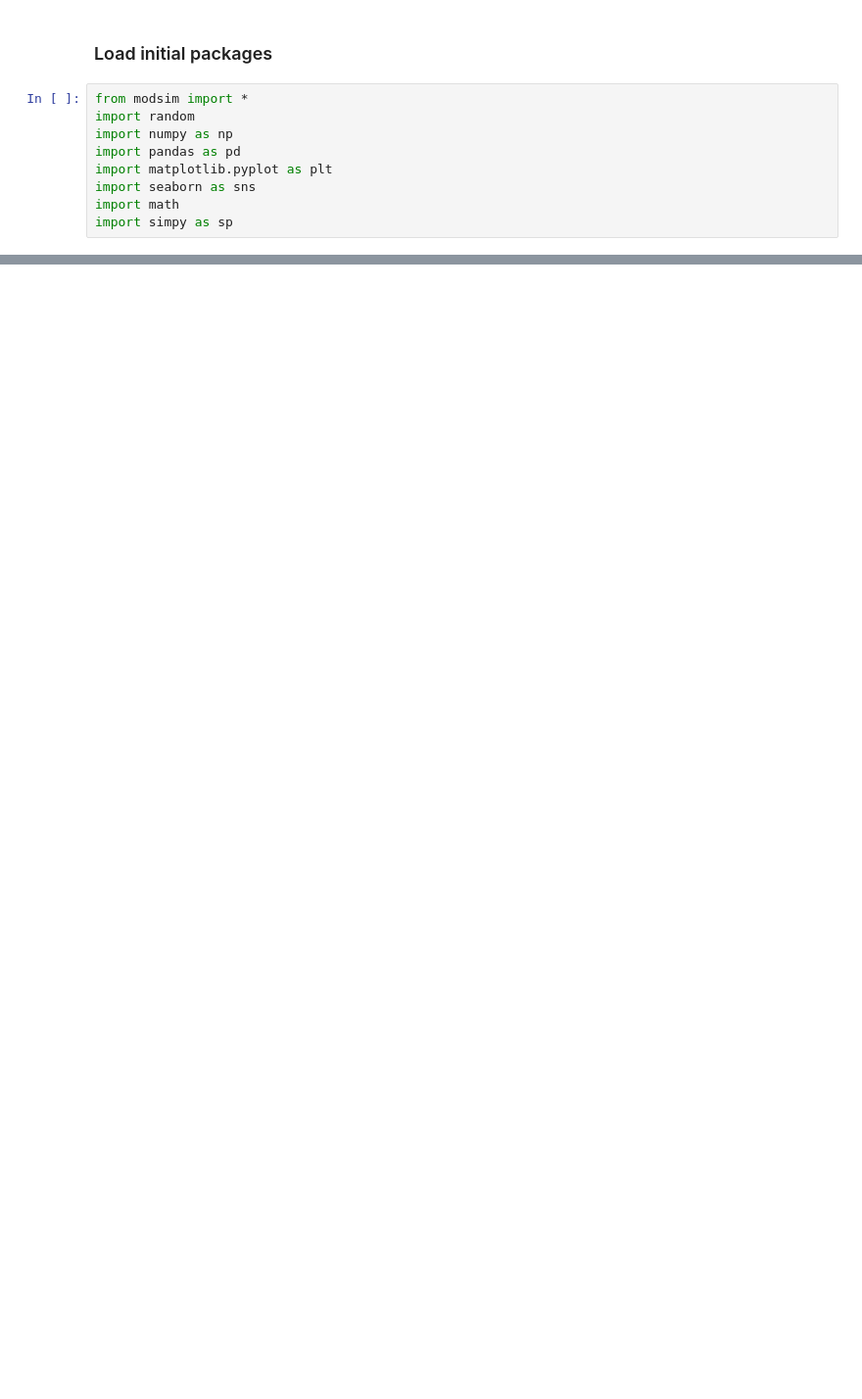
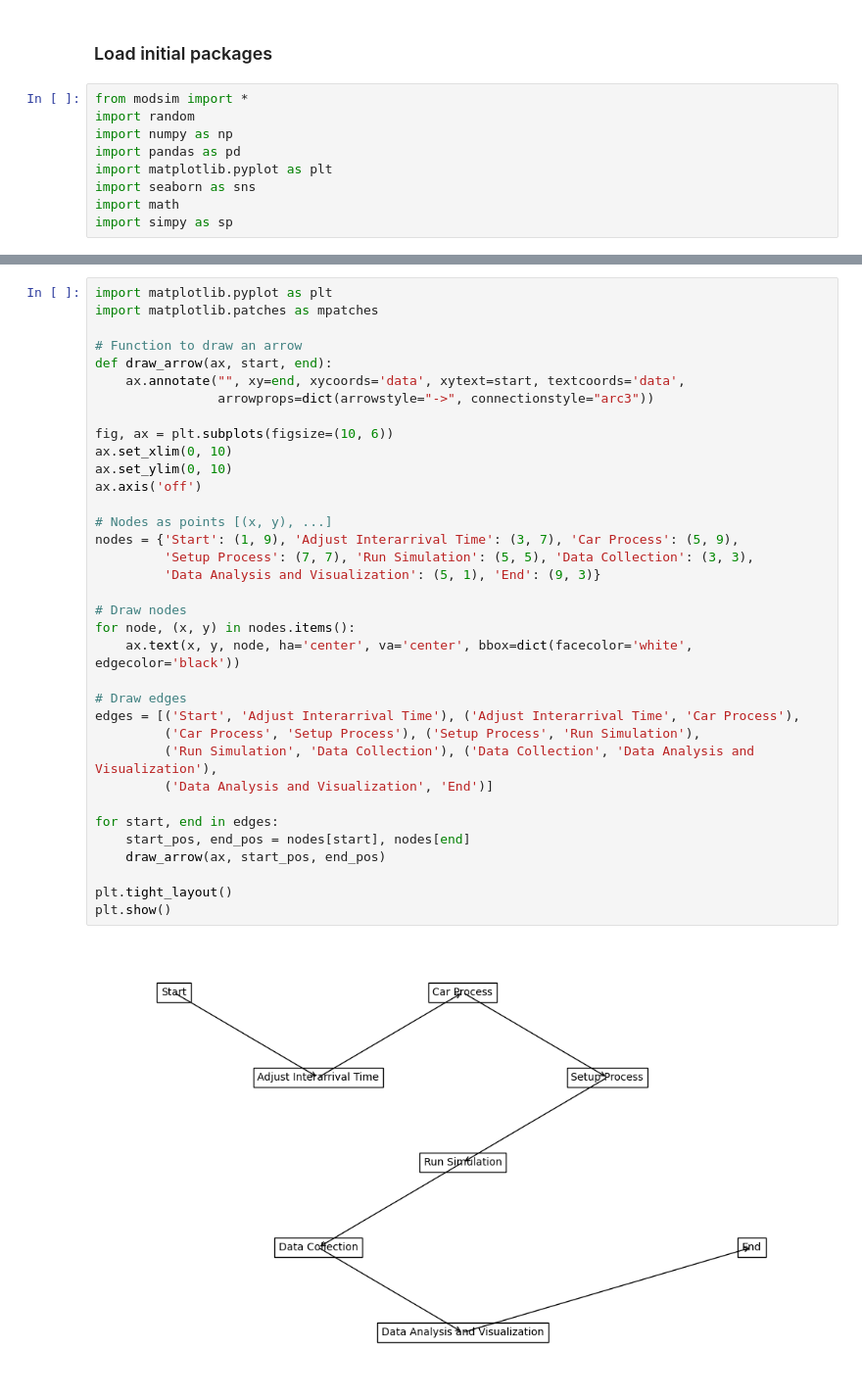
Before and after one commit to jonburns2454/DATA-604, a Jupyter notebook: FINAL PROJECT/final_project_JBurns.ipynb, the cells around one changed output, grey strips where cells are left out. Shown at 98% size. Cells and saved outputs as stored; diff of their text form; blank space fills up the shorter version.

```diff
--- a/FINAL PROJECT/final_project_JBurns.ipynb
+++ b/FINAL PROJECT/final_project_JBurns.ipynb
@@ -70,0 +31,37 @@ plt.show()
+# %%
+import matplotlib.pyplot as plt
+import matplotlib.patches as mpatches
+
+# Function to draw an arrow
+def draw_arrow(ax, start, end):
+    ax.annotate("", xy=end, xycoords='data', xytext=start, textcoords='data',
+                arrowprops=dict(arrowstyle="->", connectionstyle="arc3"))
+
+fig, ax = plt.subplots(figsize=(10, 6))
+ax.set_xlim(0, 10)
+ax.set_ylim(0, 10)
+ax.axis('off')
+
+# Nodes as points [(x, y), ...]
+nodes = {'Start': (1, 9), 'Adjust Interarrival Time': (3, 7), 'Car Process': (5, 9),
+         'Setup Process': (7, 7), 'Run Simulation': (5, 5), 'Data Collection': (3, 3),
+         'Data Analysis and Visualization': (5, 1), 'End': (9, 3)}
+
+# Draw nodes
+for node, (x, y) in nodes.items():
+    ax.text(x, y, node, ha='center', va='center', bbox=dict(facecolor='white', edgecolor='black'))
+
+# Draw edges
+edges = [('Start', 'Adjust Interarrival Time'), ('Adjust Interarrival Time', 'Car Process'),
+         ('Car Process', 'Setup Process'), ('Setup Process', 'Run Simulation'),
+         ('Run Simulation', 'Data Collection'), ('Data Collection', 'Data Analysis and Visualization'),
+         ('Data Analysis and Visualization', 'End')]
+
+for start, end in edges:
+    start_pos, end_pos = nodes[start], nodes[end]
+    draw_arrow(ax, start_pos, end_pos)
+
+plt.tight_layout()
+plt.show()
+# %% [output]
+[figure, added]
```
Also changed, not shown: parts of 3 cells of this notebook.
